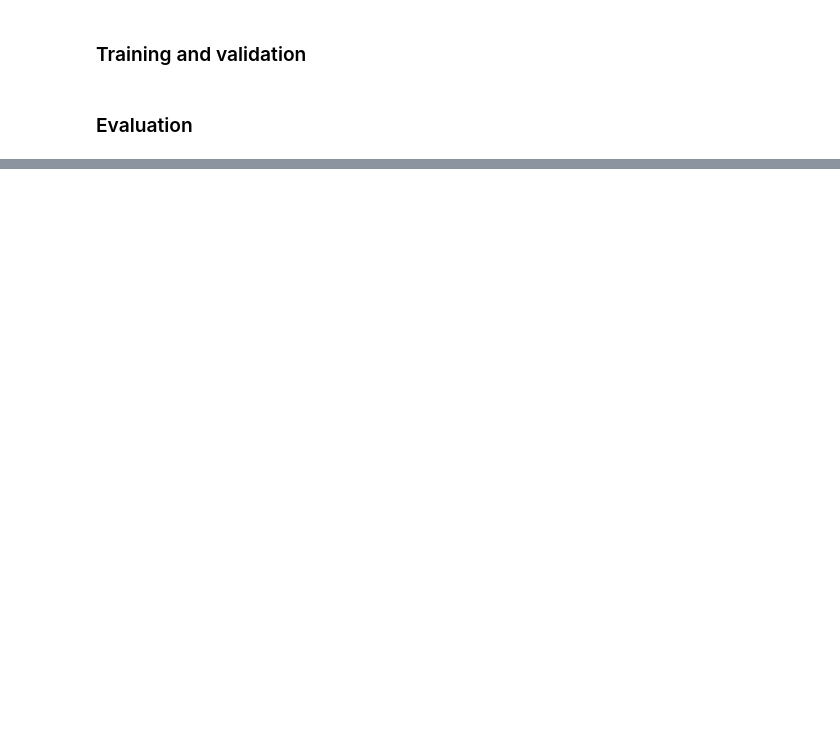
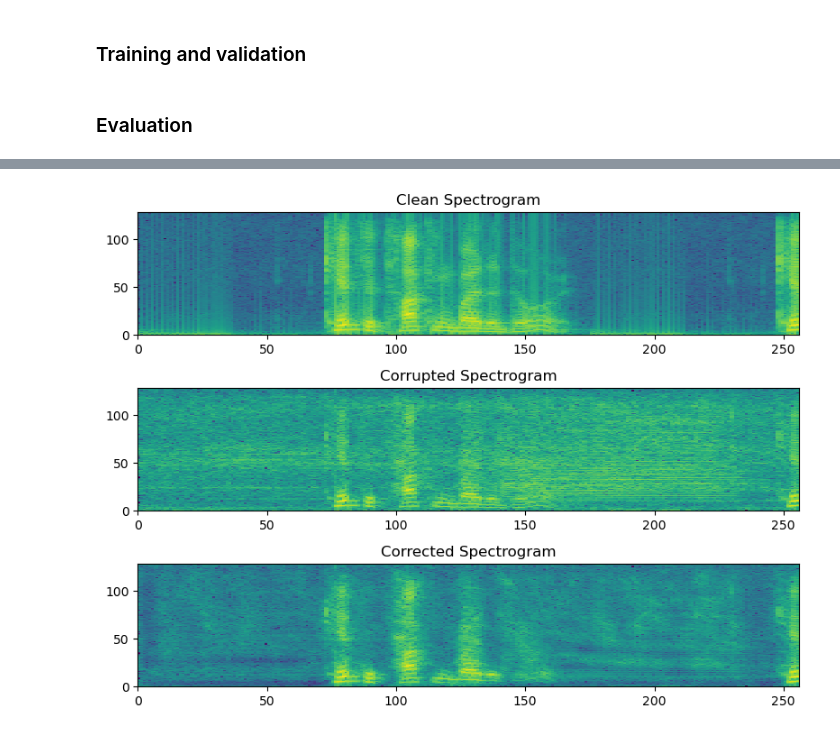
Before and after one commit to muhd-umer/deep-suppressor, a Jupyter notebook: notebooks/demo.ipynb, the cells around one changed output, grey strips where cells are left out. Cells and saved outputs as stored; diff of their text form; code cells hidden in the pictures; blank space fills up the shorter version.

```diff
--- a/notebooks/demo.ipynb
+++ b/notebooks/demo.ipynb
@@ -64,2 +137,17 @@ if torch.cuda.is_available():
 # %% [markdown]
 ### Evaluation
+# %%
+# Create an instance of the model
+model = CustomUNet(input_shape=(1, 128, 256), num_classes=1)
+model.to(torch.device("cpu"))
+
+# Load the weights from the .pth file
+model.load_state_dict(torch.load("best_model.pt"))
+
+# Set the model to evaluation mode
+model.eval()
+
+test_dataloader = get_dataloader(
+    speech_dir, batch_size=batch_size, test=True, shuffle=False
+)
+num_files = test_dataloader.__len__()
@@ -65,0 +269,8 @@ if torch.cuda.is_available():
+# %%
+# Write the waveforms to .wav files
+os.makedirs("results", exist_ok=True)
+
+ind = np.where(pesq_diff == pesq_diff.max())[0][0]
+sf.write("results/clean.wav", wav_clean_array[ind], samplerate=sr)
+sf.write("results/corrupt.wav", wav_corrupt_array[ind], samplerate=sr)
+sf.write("results/corrected.wav", wav_correct_array[ind], samplerate=sr)
@@ -65,0 +292,16 @@ if torch.cuda.is_available():
+# %%
+# Plot the spectrograms
+plt.figure(figsize=(8, 6))
+plt.subplot(3, 1, 1)
+plt.pcolormesh(np.log(spec_clean_array[ind]))
+plt.title("Clean Spectrogram")
+plt.subplot(3, 1, 2)
+plt.pcolormesh(np.log(spec_corrupt_array[ind]))
+plt.title("Corrupted Spectrogram")
+plt.subplot(3, 1, 3)
+plt.pcolormesh(np.log(spec_correct_array[ind]))
+plt.title("Corrected Spectrogram")
+plt.tight_layout()
+plt.show()
+# %% [output]
+[figure, added]
```
Also changed, not shown: parts of 14 cells of this notebook, 4 other files.
